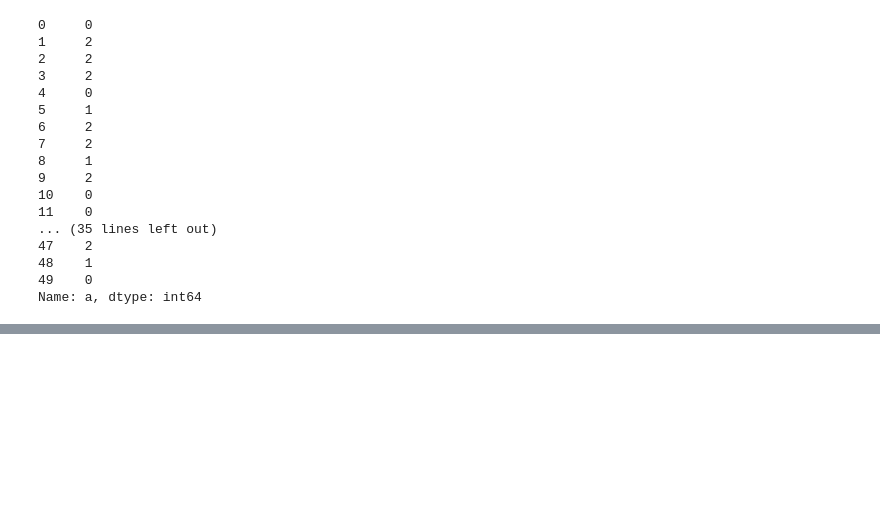
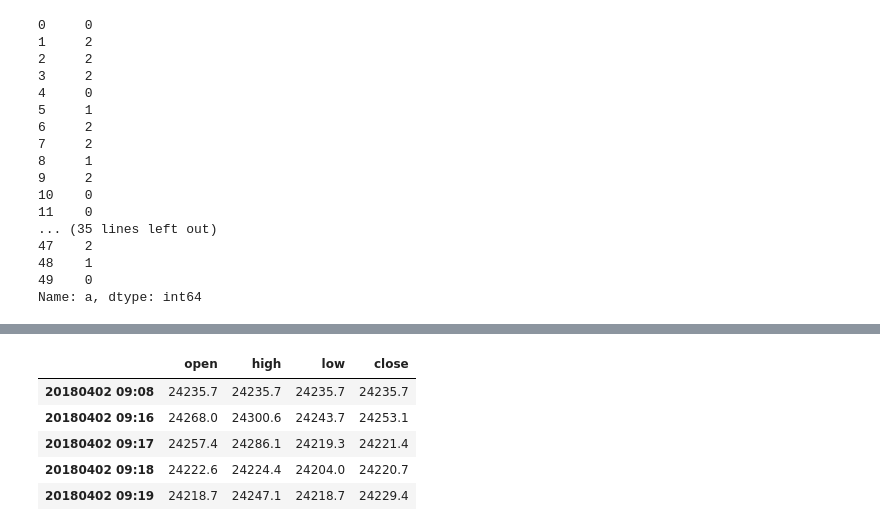
Before and after one commit to xooca/quant_game, a Jupyter notebook: ml_model.ipynb, the cells around one changed output, grey strips where cells are left out. Drawn from its saved outputs; the diff is of its cells as text; code cells hidden in the pictures; blank space fills up the shorter version.

```diff
--- a/ml_model.ipynb
+++ b/ml_model.ipynb
@@ -113,3 +113,10 @@ base_df
 | 2022-01-13 15:31:00 | 38466.05 | 38466.05 | 38466.05 | 38466.05 | unknown | unknown | 0 |
 | 2022-01-13 15:32:00 | 38469.95 | 38469.95 | 38469.95 | 38469.95 | unknown | unknown | 0 |
 1105219 rows × 7 columns
+# %%
+last_ticks = 2
+base_df = base_df.replace([np.inf, -np.inf], np.nan).dropna(subset=["close"], how="all")
+base_df['new1'] = (base_df['close'].rolling(last_ticks+1, min_periods=1)
+                        .apply(lambda x: (x[-1] > x[:-1]).mean())
+                        .astype(int))
+base_df
@@ -167,0 +254,9 @@ Name: a, dtype: int64
+# %%
+base_df.head()
+# %% [output]
+|  | open | high | low | close |
+| 20180402 09:08 | 24235.7 | 24235.7 | 24235.7 | 24235.7 |
+| 20180402 09:16 | 24268.0 | 24300.6 | 24243.7 | 24253.1 |
+| 20180402 09:17 | 24257.4 | 24286.1 | 24219.3 | 24221.4 |
+| 20180402 09:18 | 24222.6 | 24224.4 | 24204.0 | 24220.7 |
+| 20180402 09:19 | 24218.7 | 24247.1 | 24218.7 | 24229.4 |
```
Also changed, not shown: parts of 18 cells of this notebook.
